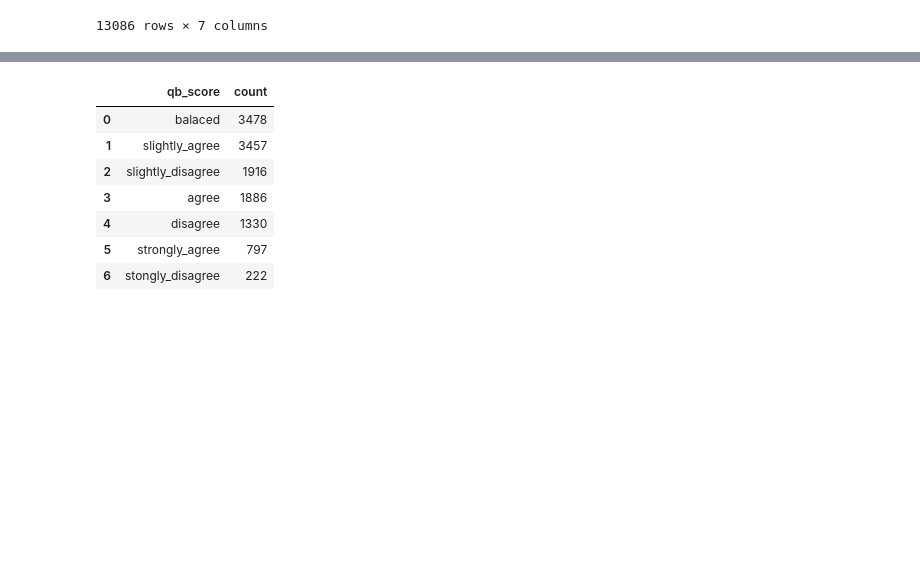
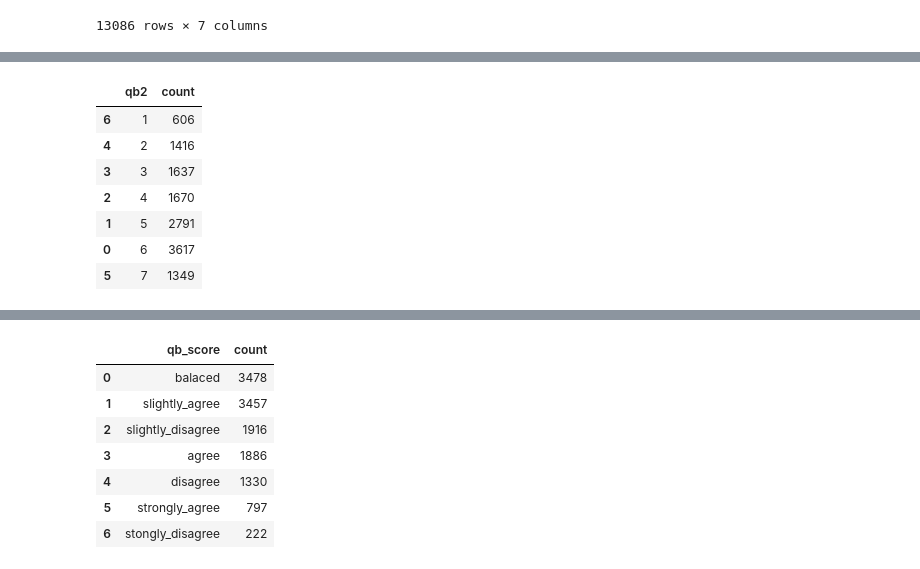
Before and after one commit to KohanaD/Gaming_Health_Capstone, a Jupyter notebook: gaming health survey capstone.ipynb, the cells around one changed output, grey strips where cells are left out. Cells and saved outputs as stored; diff of their text form; code cells hidden in the pictures; blank space fills up the shorter version.

```diff
--- a/gaming health survey capstone.ipynb
+++ b/gaming health survey capstone.ipynb
@@ -202,0 +219,11 @@ See the caveats in the documentation: https://pandas.pydata.org/pandas-docs/stab
+# %%
+survey_quest_b['qb2'].value_counts().reset_index().sort_values('qb2')
+# %% [output]
+|  | qb2 | count |
+| 6 | 1 | 606 |
+| 4 | 2 | 1416 |
+| 3 | 3 | 1637 |
+| 2 | 4 | 1670 |
+| 1 | 5 | 2791 |
+| 0 | 6 | 3617 |
+| 5 | 7 | 1349 |
```
Also changed, not shown: parts of 11 cells of this notebook.
